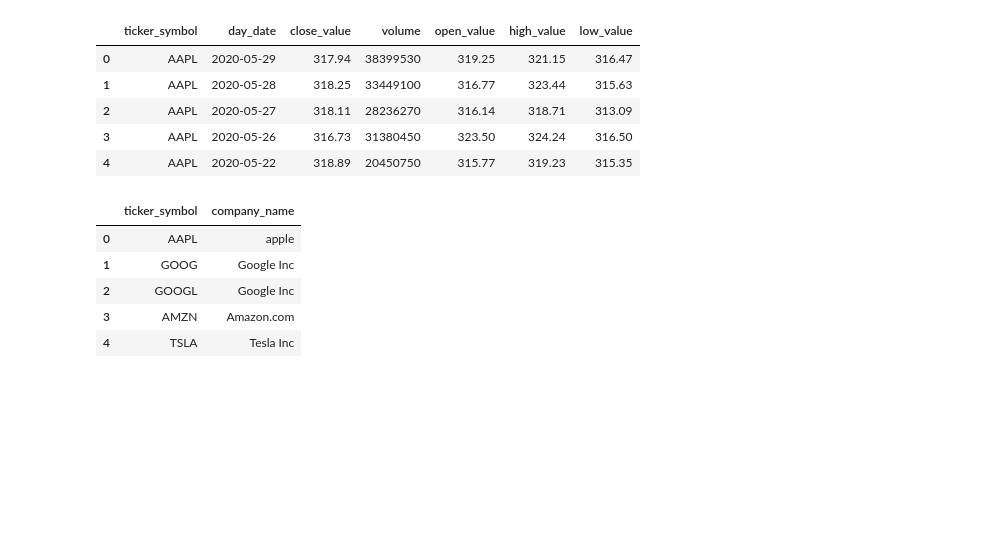
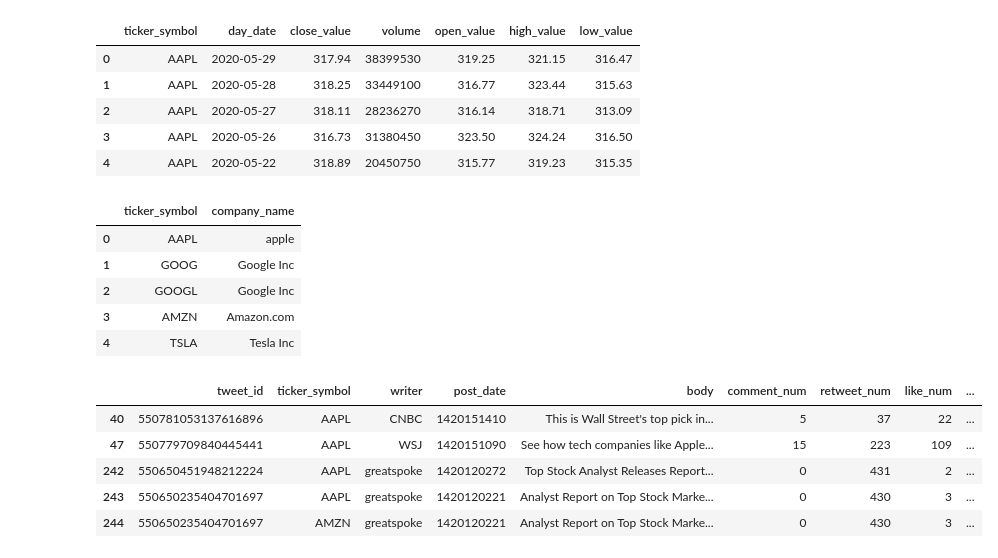
Before and after one commit to jxl22000/Sentiment-Analysis, a Jupyter notebook: test!.ipynb, the cells around one changed output. Cells and saved outputs as stored; diff of their text form; code cells hidden in the pictures; blank space fills up the shorter version.

Commit message:
Add files via upload
Followed original data analysis notebook up to date time and organization. Created separate stock data sets for every company.

```diff
--- a/test!.ipynb
+++ b/test!.ipynb
@@ -87,3 +87,21 @@ company.head()
 | 2 | GOOGL | Google Inc |
 | 3 | AMZN | Amazon.com |
 | 4 | TSLA | Tesla Inc |
+# %%
+#merge company tweets and tweets on id
+tweet_df = pd.merge(company_tweet , tweet , on="tweet_id", how= "inner")
+# %%
+#create variable 'total_engagement'
+tweet_df["total_engangement"] = tweet_df["comment_num"] + tweet_df["retweet_num"] + tweet_df["like_num"]
+#remove tweets below certain engagement
+engagement_threshold = 40
+tweet_df = tweet_df[tweet_df["total_engangement"] > engagement_threshold]
+tweet_df.head()
+print('tweet count: ', tweet_df.size)
+# %% [output]
+|  | tweet_id | ticker_symbol | writer | post_date | body | comment_num | retweet_num | like_num | ... |
+| 40 | 550781053137616896 | AAPL | CNBC | 1420151410 | This is Wall Street's top pick in... | 5 | 37 | 22 | ... |
+| 47 | 550779709840445441 | AAPL | WSJ | 1420151090 | See how tech companies like Apple... | 15 | 223 | 109 | ... |
+| 242 | 550650451948212224 | AAPL | greatspoke | 1420120272 | Top Stock Analyst Releases Report... | 0 | 431 | 2 | ... |
+| 243 | 550650235404701697 | AAPL | greatspoke | 1420120221 | Analyst Report on Top Stock Marke... | 0 | 430 | 3 | ... |
+| 244 | 550650235404701697 | AMZN | greatspoke | 1420120221 | Analyst Report on Top Stock Marke... | 0 | 430 | 3 | ... |
```
Also changed, not shown: parts of 15 cells of this notebook.
